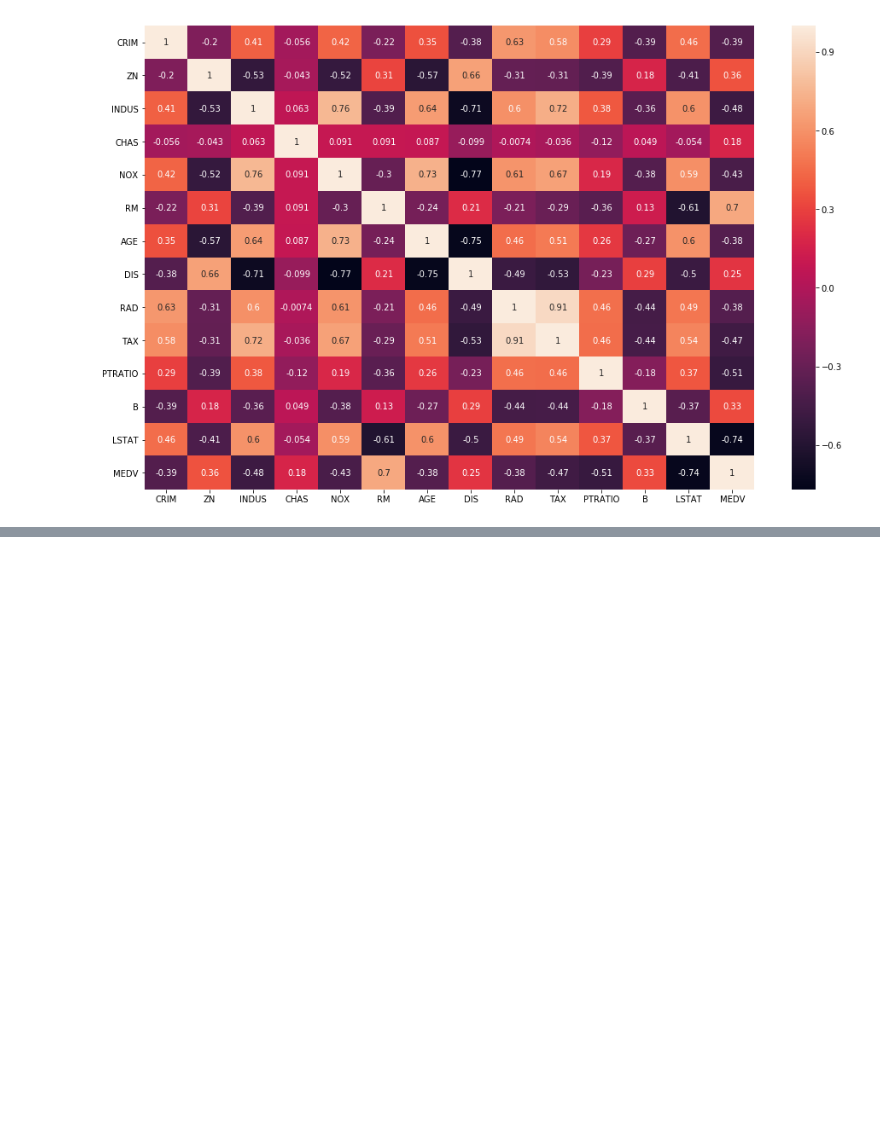
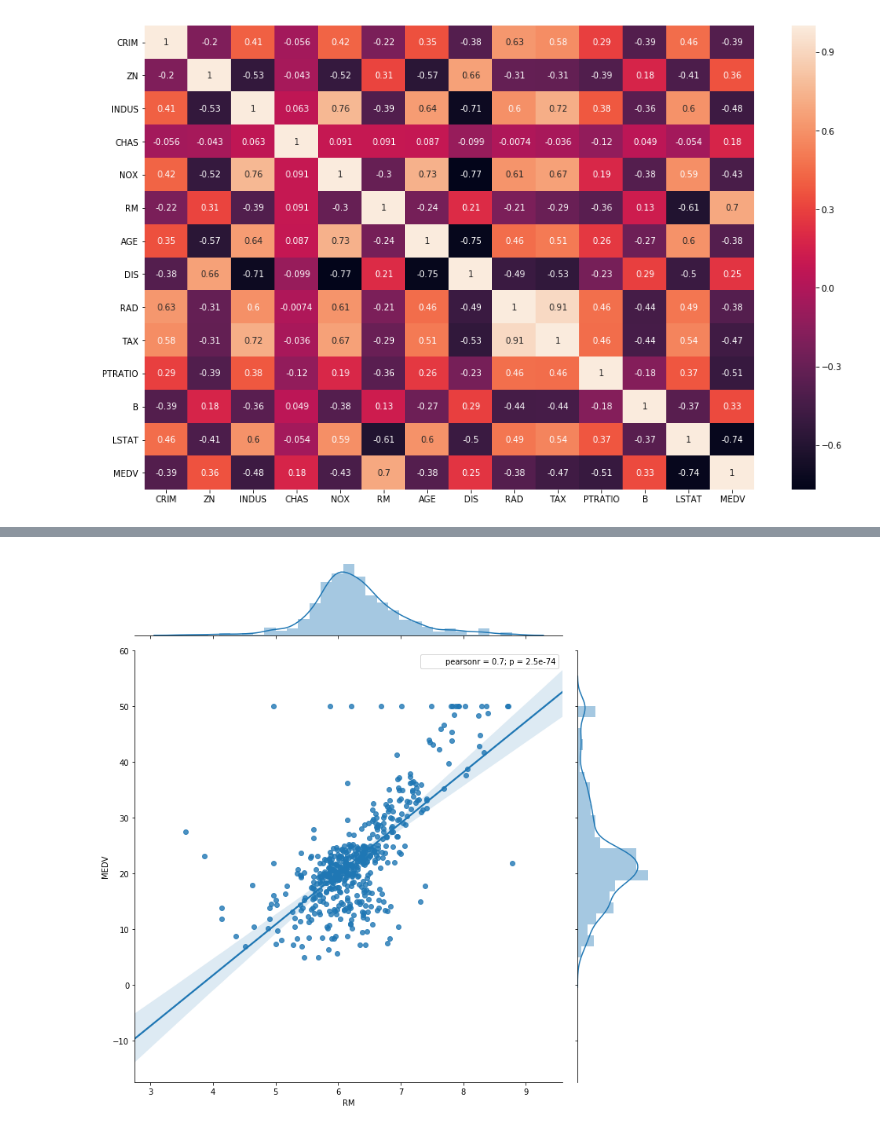
Before and after one commit to jatinj615/Boston_houseprice_prediction, a Jupyter notebook: Boston House Price Prediction.ipynb, the cells around one changed output, grey strips where cells are left out. Drawn from its saved outputs; the diff is of its cells as text; code cells hidden in the pictures; blank space fills up the shorter version.

```diff
--- a/Boston House Price Prediction.ipynb
+++ b/Boston House Price Prediction.ipynb
@@ -118,0 +157,5 @@ plt.show()
+# %%
+sns.jointplot(y='MEDV',x='RM', data=df, kind='reg', size=10)
+plt.show()
+# %% [output]
+[figure, added]
```
Also changed, not shown: parts of 29 cells of this notebook.
